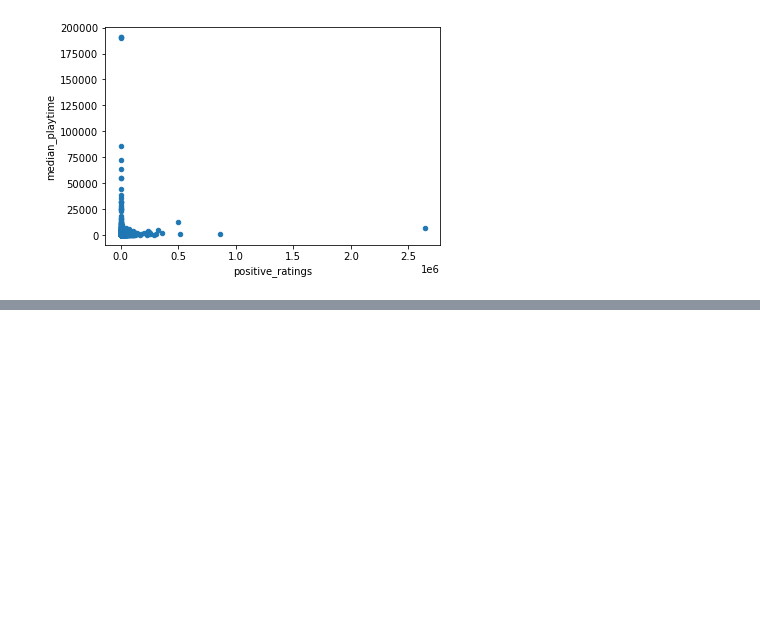
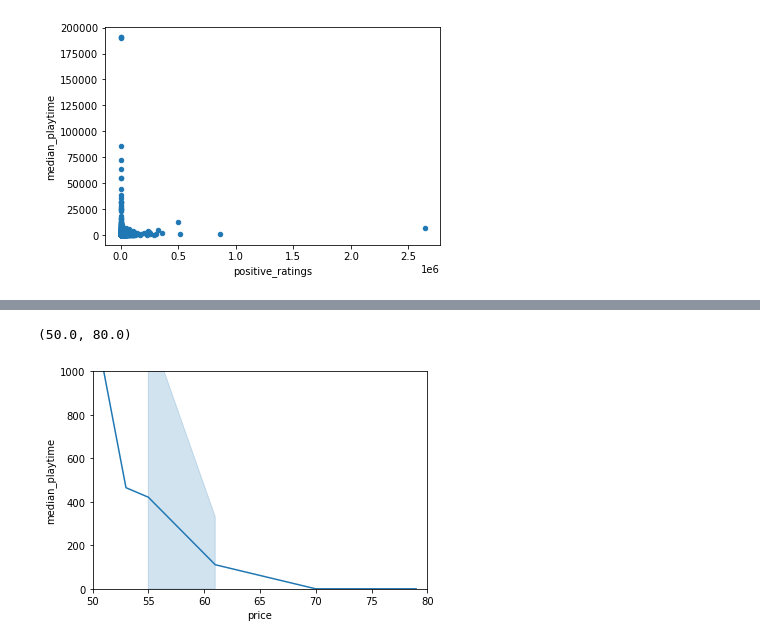
Before and after one commit to data301-2021-winter1/group26-project, a Jupyter notebook: notebooks/analysis1.ipynb, the cells around one changed output, grey strips where cells are left out. Saved outputs shown, nothing was run; the diff lists cells and outputs as text; code cells hidden in the pictures; blank space fills up the shorter version.

```diff
--- a/notebooks/analysis1.ipynb
+++ b/notebooks/analysis1.ipynb
@@ -89,0 +145,7 @@ df
+# %%
+ax = sns.lineplot(x="price", y="median_playtime", data=df)
+ax.set_ylim(0, 1000)
+ax.set_xlim(50, 80)
+# %% [output]
+(50.0, 80.0)
+[figure, added]
```
Also changed, not shown: parts of 15 cells of this notebook, 1 other file.
